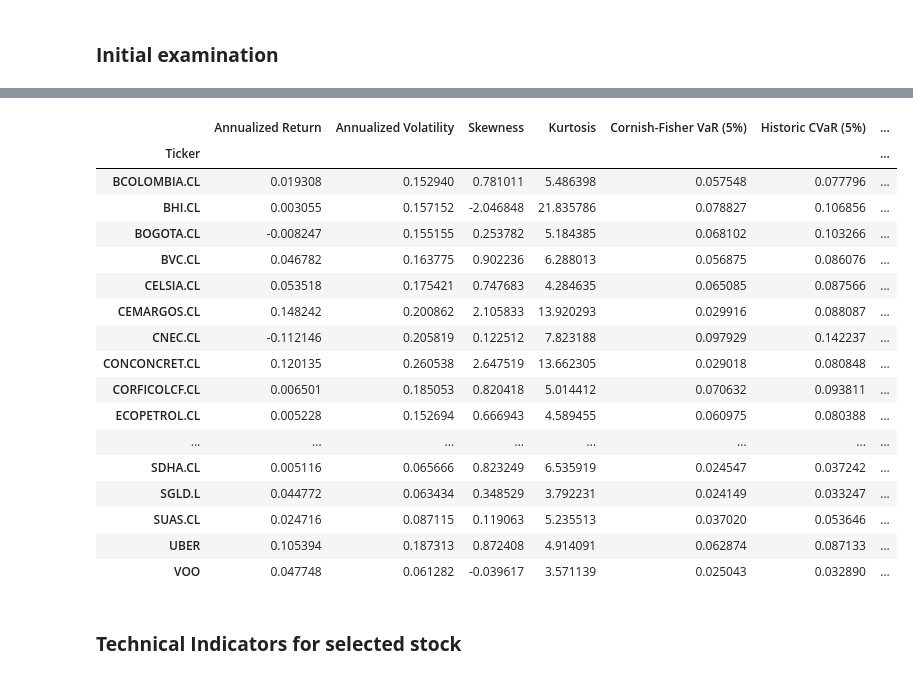
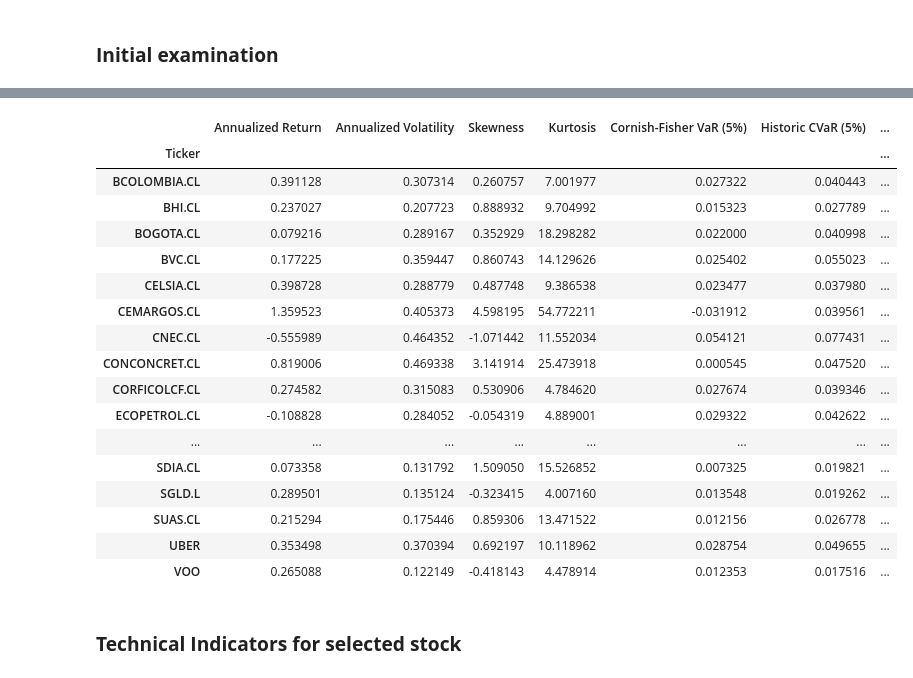
Before and after one commit to Jumarti96/Trii-stocks, a Jupyter notebook: 1. Trii Catalog Stock Pre-selection.ipynb, the cells around one changed output, grey strips where cells are left out. Saved outputs shown, nothing was run; the diff lists cells and outputs as text; code cells hidden in the pictures.

```diff
--- a/1. Trii Catalog Stock Pre-selection.ipynb
+++ b/1. Trii Catalog Stock Pre-selection.ipynb
@@ -95,8 +100,16 @@ global_stocks = global_stocks_raw.loc[start_date:end_date].dropna(axis='columns'
 # %%
 # Merge Col and Global stock prices and returns data
-rets = pd.concat([col_rets, global_rets], axis='columns')
-stocks = pd.concat([col_stocks, global_stocks], axis='columns')
+rets = pd.concat([col_rets_raw, global_rets_raw], axis='columns').sort_index()
+stocks = pd.concat([col_stocks_raw, global_stocks_raw], axis='columns').sort_index()
 stocks = stocks.loc[:, rets.columns]
+# %%
+rets = rets.loc[start_date:end_date]
+stocks = stocks.loc[start_date:end_date]
+# %%
+stocks_not_missing = stocks.columns[stocks.isna().sum() < stocks.shape[0]*.15]
+# %%
+rets = rets[stocks_not_missing].fillna(0)
+stocks = stocks[stocks_not_missing].fillna(method='bfill')
 # %% [markdown]
 ### **Initial examination**
 # %%
@@ -112,24 +125,24 @@ plt.tight_layout()
 # %%
-summary_stats = rk.summary_stats(rets)
+summary_stats = rk.summary_stats(rets, riskfree_rate=0, periods_per_year=252)
 summary_stats
 # %% [output]
 |  | Annualized Return | Annualized Volatility | Skewness | Kurtosis | Cornish-Fisher VaR (5%) | Historic CVaR (5%) | ... |
 | Ticker |  |  |  |  |  |  | ... |
-| BCOLOMBIA.CL | 0.019308 | 0.152940 | 0.781011 | 5.486398 | 0.057548 | 0.077796 | ... |
-| BHI.CL | 0.003055 | 0.157152 | -2.046848 | 21.835786 | 0.078827 | 0.106856 | ... |
-| BOGOTA.CL | -0.008247 | 0.155155 | 0.253782 | 5.184385 | 0.068102 | 0.103266 | ... |
-| BVC.CL | 0.046782 | 0.163775 | 0.902236 | 6.288013 | 0.056875 | 0.086076 | ... |
-| CELSIA.CL | 0.053518 | 0.175421 | 0.747683 | 4.284635 | 0.065085 | 0.087566 | ... |
-| CEMARGOS.CL | 0.148242 | 0.200862 | 2.105833 | 13.920293 | 0.029916 | 0.088087 | ... |
-| CNEC.CL | -0.112146 | 0.205819 | 0.122512 | 7.823188 | 0.097929 | 0.142237 | ... |
-| CONCONCRET.CL | 0.120135 | 0.260538 | 2.647519 | 13.662305 | 0.029018 | 0.080848 | ... |
-| CORFICOLCF.CL | 0.006501 | 0.185053 | 0.820418 | 5.014412 | 0.070632 | 0.093811 | ... |
-| ECOPETROL.CL | 0.005228 | 0.152694 | 0.666943 | 4.589455 | 0.060975 | 0.080388 | ... |
+| BCOLOMBIA.CL | 0.391128 | 0.307314 | 0.260757 | 7.001977 | 0.027322 | 0.040443 | ... |
+| BHI.CL | 0.237027 | 0.207723 | 0.888932 | 9.704992 | 0.015323 | 0.027789 | ... |
+| BOGOTA.CL | 0.079216 | 0.289167 | 0.352929 | 18.298282 | 0.022000 | 0.040998 | ... |
+| BVC.CL | 0.177225 | 0.359447 | 0.860743 | 14.129626 | 0.025402 | 0.055023 | ... |
+| CELSIA.CL | 0.398728 | 0.288779 | 0.487748 | 9.386538 | 0.023477 | 0.037980 | ... |
+| CEMARGOS.CL | 1.359523 | 0.405373 | 4.598195 | 54.772211 | -0.031912 | 0.039561 | ... |
+| CNEC.CL | -0.555989 | 0.464352 | -1.071442 | 11.552034 | 0.054121 | 0.077431 | ... |
+| CONCONCRET.CL | 0.819006 | 0.469338 | 3.141914 | 25.473918 | 0.000545 | 0.047520 | ... |
+| CORFICOLCF.CL | 0.274582 | 0.315083 | 0.530906 | 4.784620 | 0.027674 | 0.039346 | ... |
+| ECOPETROL.CL | -0.108828 | 0.284052 | -0.054319 | 4.889001 | 0.029322 | 0.042622 | ... |
 | ... | ... | ... | ... | ... | ... | ... | ... |
-| SDHA.CL | 0.005116 | 0.065666 | 0.823249 | 6.535919 | 0.024547 | 0.037242 | ... |
-| SGLD.L | 0.044772 | 0.063434 | 0.348529 | 3.792231 | 0.024149 | 0.033247 | ... |
-| SUAS.CL | 0.024716 | 0.087115 | 0.119063 | 5.235513 | 0.037020 | 0.053646 | ... |
-| UBER | 0.105394 | 0.187313 | 0.872408 | 4.914091 | 0.062874 | 0.087133 | ... |
-| VOO | 0.047748 | 0.061282 | -0.039617 | 3.571139 | 0.025043 | 0.032890 | ... |
+| SDIA.CL | 0.073358 | 0.131792 | 1.509050 | 15.526852 | 0.007325 | 0.019821 | ... |
+| SGLD.L | 0.289501 | 0.135124 | -0.323415 | 4.007160 | 0.013548 | 0.019262 | ... |
+| SUAS.CL | 0.215294 | 0.175446 | 0.859306 | 13.471522 | 0.012156 | 0.026778 | ... |
+| UBER | 0.353498 | 0.370394 | 0.692197 | 10.118962 | 0.028754 | 0.049655 | ... |
+| VOO | 0.265088 | 0.122149 | -0.418143 | 4.478914 | 0.012353 | 0.017516 | ... |
 # %% [markdown]
 ### **Technical Indicators for selected stock**
```
Also changed, not shown: parts of 15 cells of this notebook, 15 other files.
